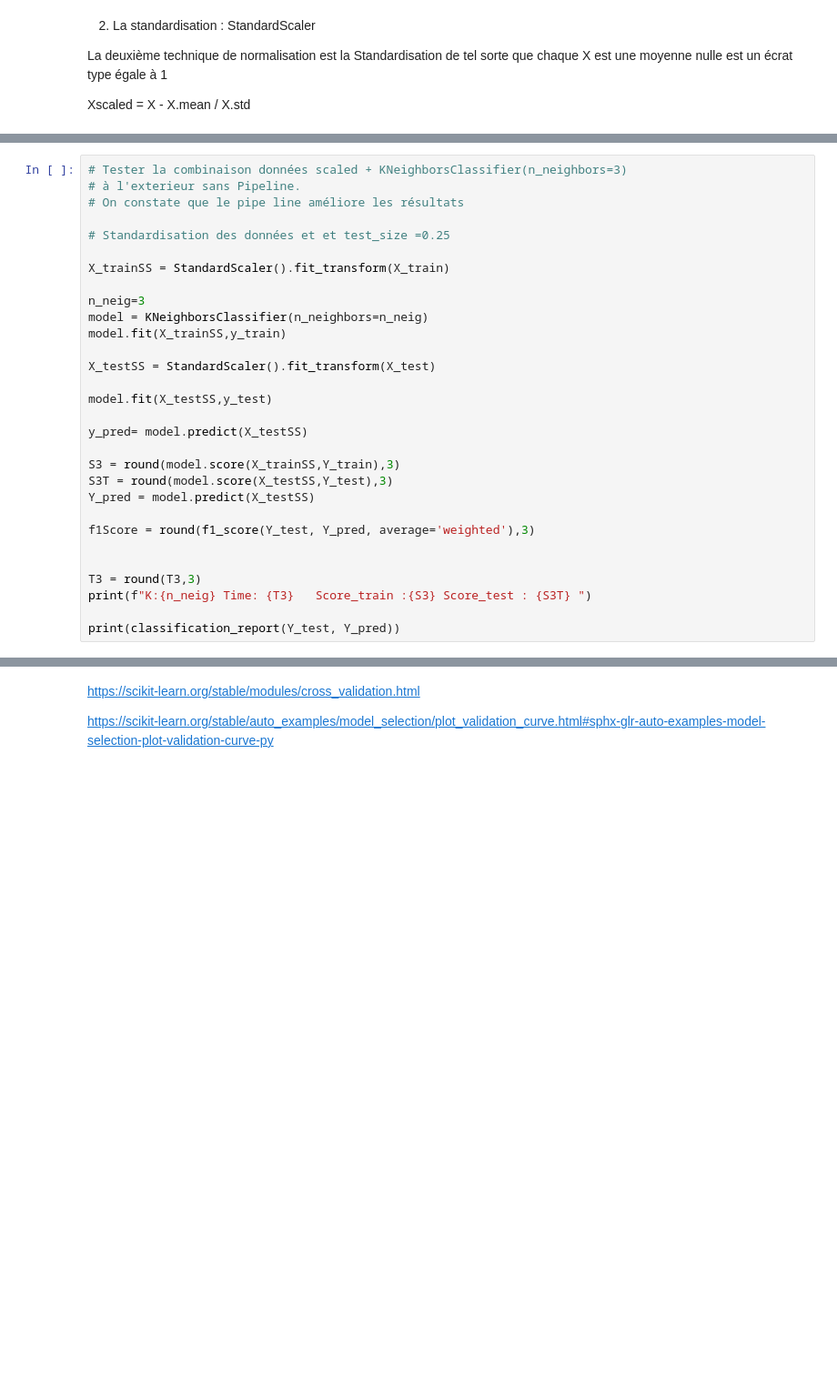
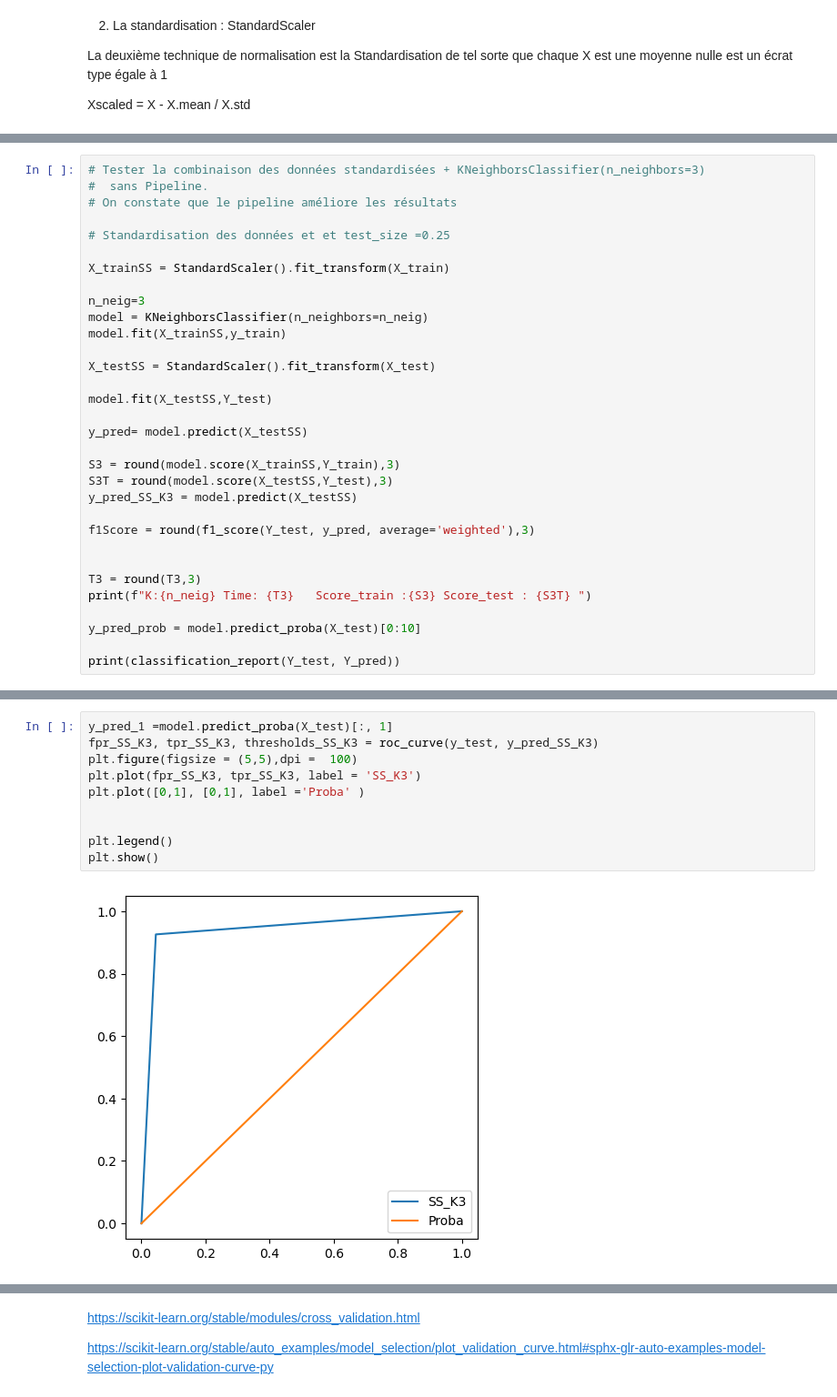
Before and after one commit to SaciaHouioua/BriefKnn, a Jupyter notebook: briefKnn.ipynb, the cells around one changed output, grey strips where cells are left out. Shown at 91% size. Cells and saved outputs as stored; diff of their text form; blank space fills up the shorter version.

```diff
--- a/briefKnn.ipynb
+++ b/briefKnn.ipynb
@@ -556,7 +589,7 @@ temps total : 0.016
 # %%
-# Tester la combinaison données scaled + KNeighborsClassifier(n_neighbors=3)
-# à l'exterieur sans Pipeline.
-# On constate que le pipe line améliore les résultats
+# Tester la combinaison des données standardisées + KNeighborsClassifier(n_neighbors=3)
+#  sans Pipeline.
+# On constate que le pipeline améliore les résultats
 
 # Standardisation des données et et test_size =0.25
 
@@ -568,19 +601,21 @@ model.fit(X_trainSS,y_train)
 
 X_testSS = StandardScaler().fit_transform(X_test)
 
-model.fit(X_testSS,y_test)
+model.fit(X_testSS,Y_test)
 
 y_pred= model.predict(X_testSS)
 
 S3 = round(model.score(X_trainSS,Y_train),3)
 S3T = round(model.score(X_testSS,Y_test),3)
-Y_pred = model.predict(X_testSS)
+y_pred_SS_K3 = model.predict(X_testSS)
 
-f1Score = round(f1_score(Y_test, Y_pred, average='weighted'),3)
+f1Score = round(f1_score(Y_test, y_pred, average='weighted'),3)
 
 
 T3 = round(T3,3)
 print(f"K:{n_neig} Time: {T3}   Score_train :{S3} Score_test : {S3T} ")
 
+y_pred_prob = model.predict_proba(X_test)[0:10]
+
 print(classification_report(Y_test, Y_pred))
 # %% [output]
@@ -602,0 +631,12 @@ plt.plot([0,1], [0,1], 'k--' )
+# %%
+y_pred_1 =model.predict_proba(X_test)[:, 1]
+fpr_SS_K3, tpr_SS_K3, thresholds_SS_K3 = roc_curve(y_test, y_pred_SS_K3)
+plt.figure(figsize = (5,5),dpi =  100)
+plt.plot(fpr_SS_K3, tpr_SS_K3, label = 'SS_K3')
+plt.plot([0,1], [0,1], label ='Proba' )
+
+
+plt.legend()
+plt.show()
+# %% [output]
+[figure, added]
```
Also changed, not shown: parts of 15 cells of this notebook, 2 other files.
